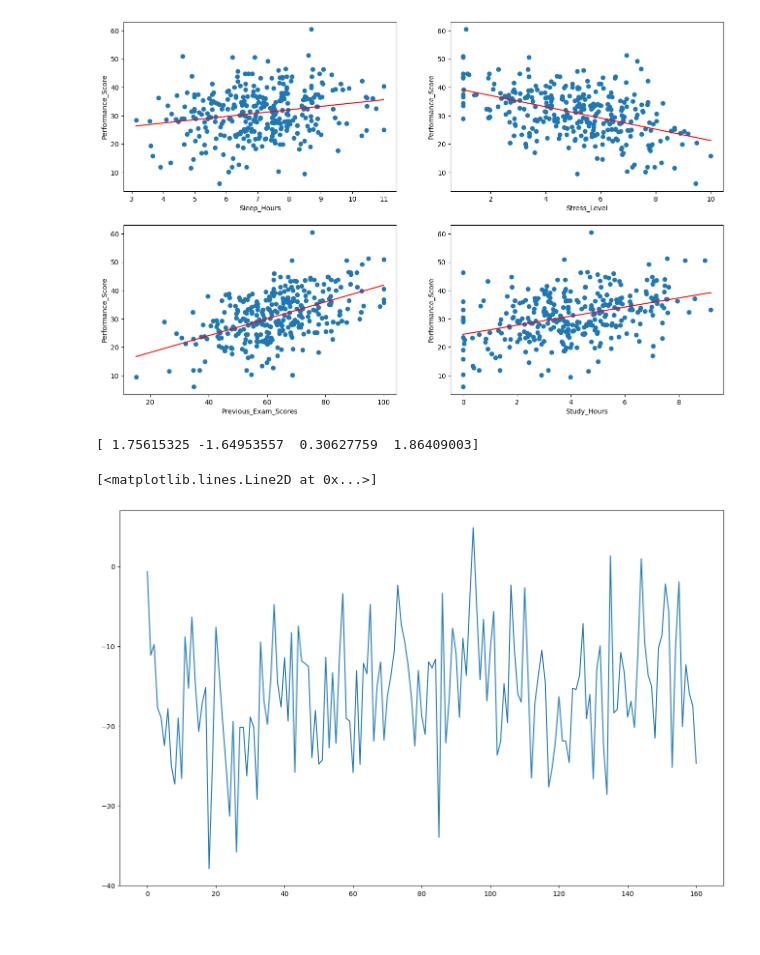
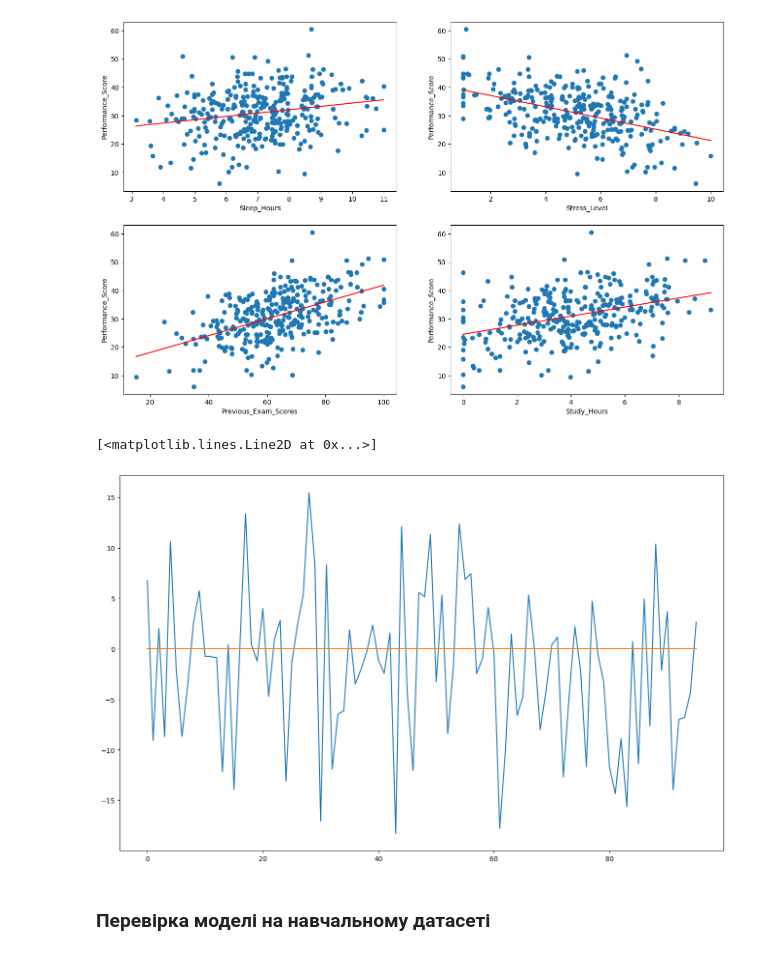
Before and after one commit to MINIAProgramStudio/ML_methods, a Jupyter notebook: Lab_1/lab1.ipynb, the cells around one changed output. Saved outputs shown, nothing was run; the diff lists cells and outputs as text; code cells hidden in the pictures.

```diff
--- a/Lab_1/lab1.ipynb
+++ b/Lab_1/lab1.ipynb
@@ -261,5 +261,5 @@ Text(0.5, 0, 'Study_Hours')
 X = df.drop('Performance_Score', axis=1)  # Features
 Y = df['Performance_Score']  # Target
 
-X_train, X_test, Y_train, Y_test = train_test_split(X, Y, test_size=0.5, random_state=1023)
+X_train, X_test, Y_train, Y_test = train_test_split(X, Y, test_size=0.7, random_state=1023)
 # %% [markdown]
@@ -297,25 +297,20 @@ Study_Hours: slope=1.602, intercept=24.498
 # %%
 X_matrix = X_train.to_numpy()
 Y_matrix = Y_train.to_numpy()
 X_t = np.transpose(X_matrix)
 B_matrix = np.matmul(np.matmul(np.linalg.matrix_power(np.matmul(X_t ,X_matrix), -1), X_t), Y_matrix)
-
-
-X_matrix = df_test.drop("Performance_Score", axis = 1).to_numpy()
-Y_matrix = df_test["Performance_Score"].to_numpy()
-X_t = np.transpose(X_matrix)
 
 y_pred = np.sum(B_matrix*X_matrix, axis = 1)
 residuals = y_pred - Y_matrix[0]
 
 MSE = np.sum(np.power(residuals, 2))/(X_matrix.shape[0] - X_matrix.shape[1] - 1)
 sigma_hat = np.sqrt(MSE)
 
-print(B_matrix)
-
 plt.plot(residuals)
+plt.plot(np.zeros_like(residuals))
 # %% [output]
-[ 1.75615325 -1.64953557  0.30627759  1.86409003]
+[<matplotlib.lines.Line2D at 0x...>]
-[<matplotlib.lines.Line2D at 0x...>]
-[figure, old version]
+[figure, new version]
+# %% [markdown]
+### Перевірка моделі на навчальному датасеті
 # %%
```
Also changed, not shown: parts of 11 cells of this notebook.
